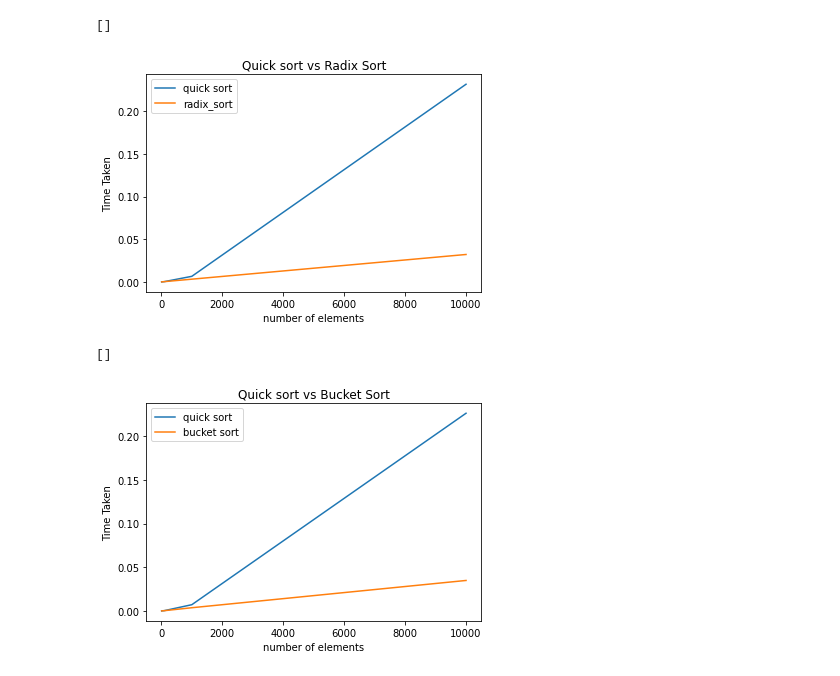
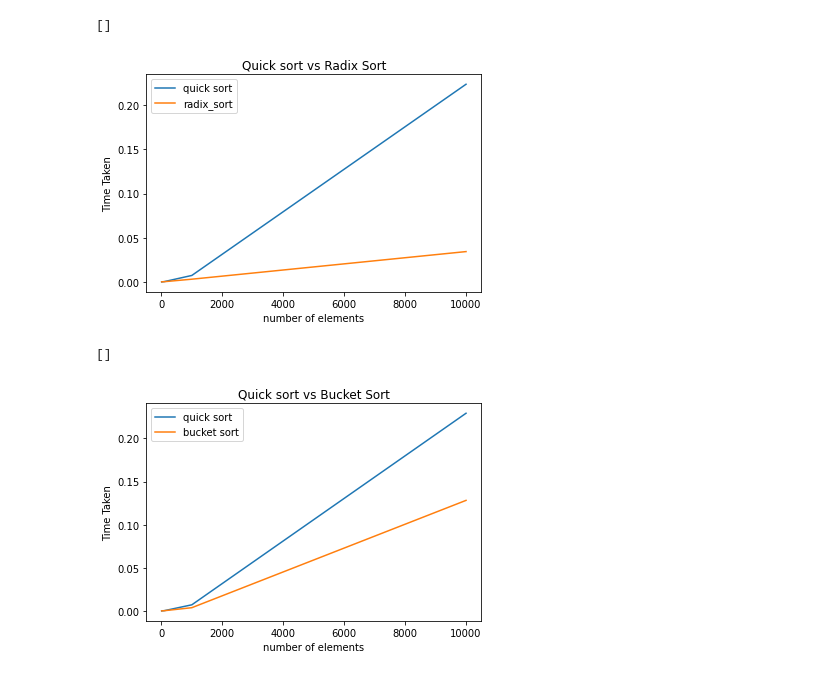
Before and after one commit to preetham-1811/DSA2021, a Jupyter notebook: 6-Preetham.ipynb, the cells around one changed output. Drawn from its saved outputs; the diff is of its cells as text; code cells hidden in the pictures.

```diff
--- a/6-Preetham.ipynb
+++ b/6-Preetham.ipynb
@@ -62,11 +62,11 @@ radix_sort_time = []
 for j in n:
   A = np.random.randint(-100,100,j)
   start_time = time.time()
-  quicksort(A,0,len(A)-1)
+  quicksort(A.copy(),0,len(A)-1)
   quick_sort_time.append(time.time()-start_time)
 
   start_time = time.time()
-  radix_sort(A)
+  radix_sort(A.copy())
   radix_sort_time.append(time.time()-start_time)
 
 plt.plot(n,quick_sort_time,label='quick sort')
@@ -81,7 +81,7 @@ plt.legend()
 plt.plot()
 # %% [output]
 []
-[figure, old version]
+[figure, new version]
 # %%
 #insertionsort
 def insertion_sort(A):
@@ -115,30 +115,30 @@ def bucket_Sort(A) :
 # %%
 #Quick Sort Vs Bucket Sort
 n = [10,100,1000,10000]
 
 quick_sort_time = []
 bucket_sort_time = []
 
 for j in n:
   Ab = np.random.randint(-100,100,j)
   start_time = time.time()
-  quicksort(Ab,0,len(Ab)-1)
+  quicksort(Ab.copy(),0,len(Ab)-1)
   quick_sort_time.append(time.time()-start_time)
 
   start_time = time.time()
-  bucket_sort(Ab)
+  bucket_Sort(Ab.copy())
   bucket_sort_time.append(time.time()-start_time)
 
 plt.plot(n,quick_sort_time,label='quick sort')
 plt.plot(n,bucket_sort_time, label='bucket sort')
 
 plt.xlabel('number of elements')
 plt.ylabel('Time Taken')
 plt.title('Quick sort vs Bucket Sort')
 
 plt.legend()
 
 plt.plot()
 # %% [output]
 []
-[figure, old version]
+[figure, new version]
```
